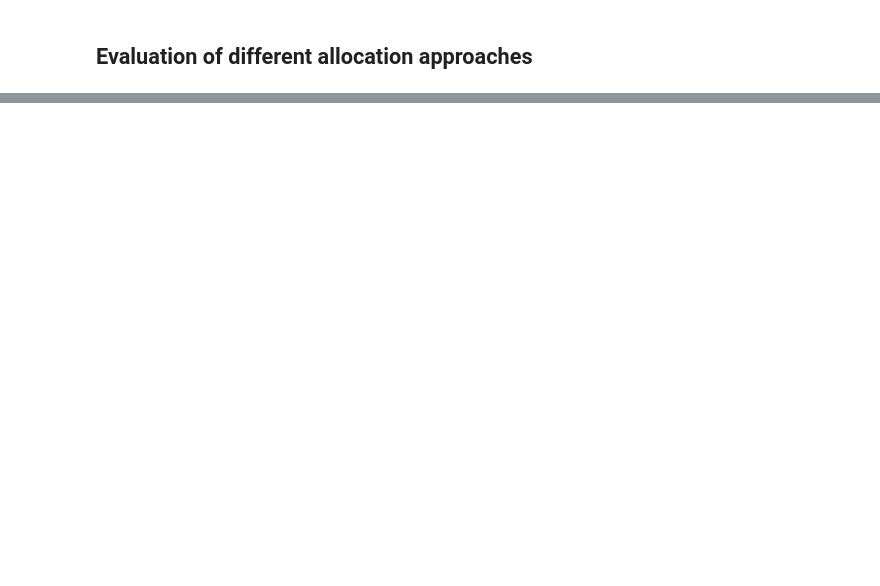
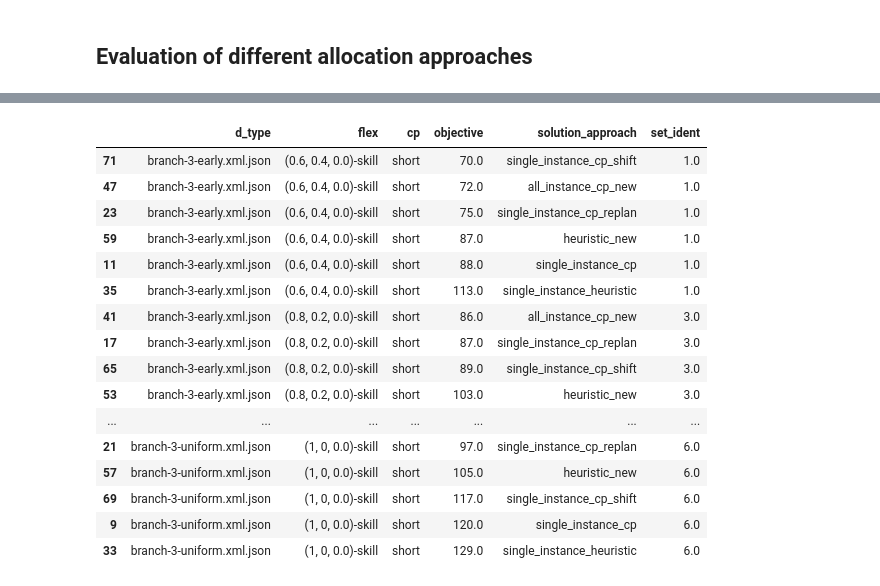
Before and after one commit to Schlixmann/ra_pst_py, a Jupyter notebook: evaluation.ipynb, the cells around one changed output, grey strips where cells are left out. Cells and saved outputs as stored; diff of their text form; code cells hidden in the pictures; blank space fills up the shorter version.

```diff
--- a/evaluation.ipynb
+++ b/evaluation.ipynb
@@ -91,0 +92,6 @@ df
+# %%
+
+df["set_ident"] =  df.groupby(['flex', 'cp', 'd_type']).ngroup() + 1
+df = df.sort_values(by=["d_type", "flex", "cp", "objective" ])
+fin_df = df[["d_type", "flex", "cp", "objective", "solution_approach", "set_ident" ]]
+fin_df
@@ -91,0 +112,28 @@ df
+# %%
+# Count the occurrences of each set_ident
+set_ident_counts = df['set_ident'].value_counts()
+
+# Filter for identifiers that appear 4 or more times
+valid_identifiers = set_ident_counts[set_ident_counts >= 4].index
+
+# Return rows where the set_ident is in valid_identifiers
+filtered_df = df[df['set_ident'].isin(valid_identifiers)][["d_type", "flex", "cp", "objective", "solution_approach", "set_ident" ]]
+filtered_df
+# %% [output]
+|  | d_type | flex | cp | objective | solution_approach | set_ident |
+| 71 | branch-3-early.xml.json | (0.6, 0.4, 0.0)-skill | short | 70.0 | single_instance_cp_shift | 1.0 |
+| 47 | branch-3-early.xml.json | (0.6, 0.4, 0.0)-skill | short | 72.0 | all_instance_cp_new | 1.0 |
+| 23 | branch-3-early.xml.json | (0.6, 0.4, 0.0)-skill | short | 75.0 | single_instance_cp_replan | 1.0 |
+| 59 | branch-3-early.xml.json | (0.6, 0.4, 0.0)-skill | short | 87.0 | heuristic_new | 1.0 |
+| 11 | branch-3-early.xml.json | (0.6, 0.4, 0.0)-skill | short | 88.0 | single_instance_cp | 1.0 |
+| 35 | branch-3-early.xml.json | (0.6, 0.4, 0.0)-skill | short | 113.0 | single_instance_heuristic | 1.0 |
+| 41 | branch-3-early.xml.json | (0.8, 0.2, 0.0)-skill | short | 86.0 | all_instance_cp_new | 3.0 |
+| 17 | branch-3-early.xml.json | (0.8, 0.2, 0.0)-skill | short | 87.0 | single_instance_cp_replan | 3.0 |
+| 65 | branch-3-early.xml.json | (0.8, 0.2, 0.0)-skill | short | 89.0 | single_instance_cp_shift | 3.0 |
+| 53 | branch-3-early.xml.json | (0.8, 0.2, 0.0)-skill | short | 103.0 | heuristic_new | 3.0 |
+| ... | ... | ... | ... | ... | ... | ... |
+| 21 | branch-3-uniform.xml.json | (1, 0, 0.0)-skill | short | 97.0 | single_instance_cp_replan | 6.0 |
+| 57 | branch-3-uniform.xml.json | (1, 0, 0.0)-skill | short | 105.0 | heuristic_new | 6.0 |
+| 69 | branch-3-uniform.xml.json | (1, 0, 0.0)-skill | short | 117.0 | single_instance_cp_shift | 6.0 |
+| 9 | branch-3-uniform.xml.json | (1, 0, 0.0)-skill | short | 120.0 | single_instance_cp | 6.0 |
+| 33 | branch-3-uniform.xml.json | (1, 0, 0.0)-skill | short | 129.0 | single_instance_heuristic | 6.0 |
```
Also changed, not shown: parts of 14 cells of this notebook, 17 other files.
